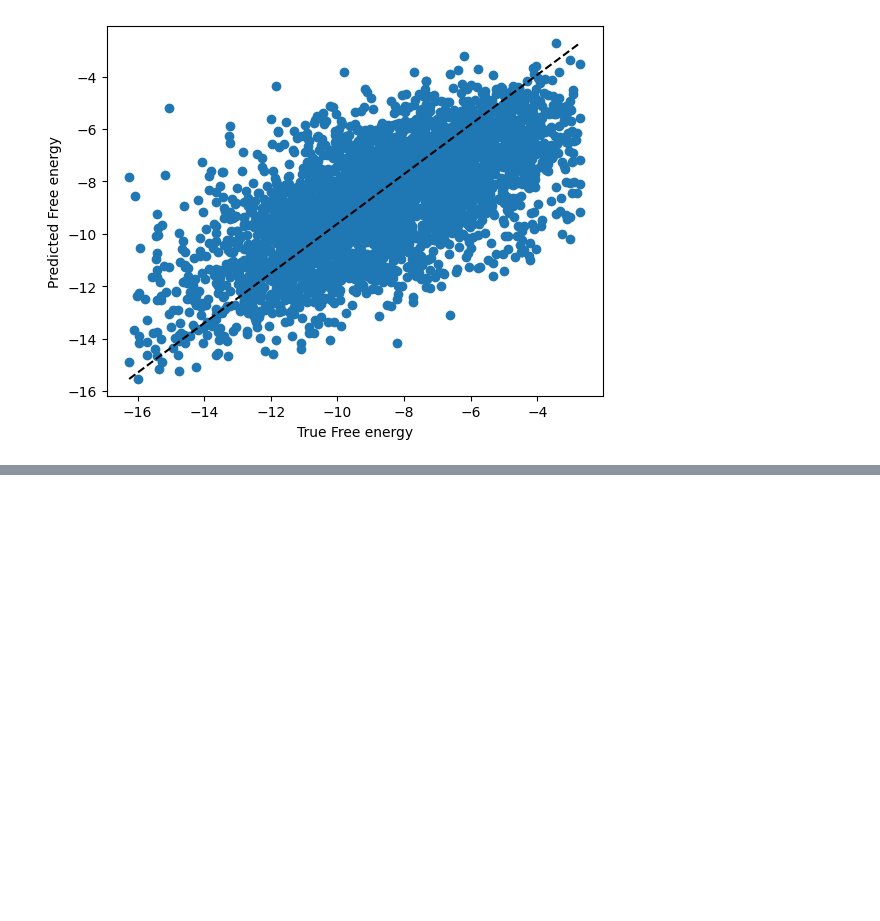
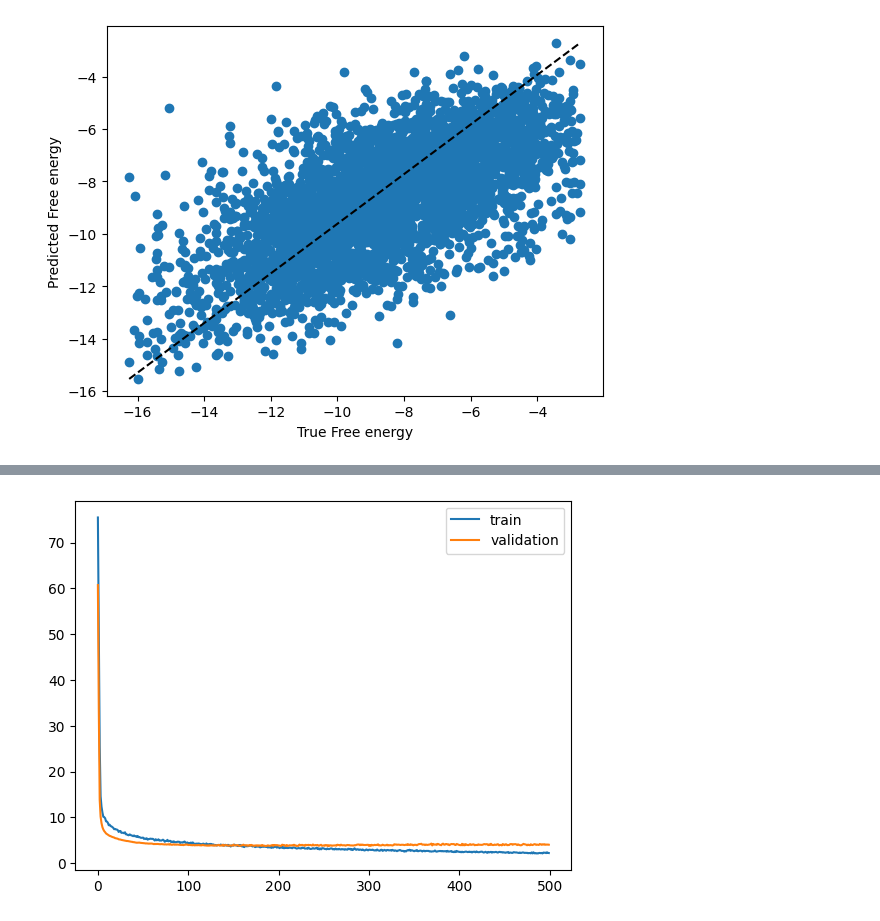
Before and after one commit to francoviscarra/BFE_ML, a Jupyter notebook: feature_calc/physicochemical_features.ipynb, the cells around one changed output, grey strips where cells are left out. Cells and saved outputs as stored; diff of their text form; code cells hidden in the pictures; blank space fills up the shorter version.

```diff
--- a/feature_calc/physicochemical_features.ipynb
+++ b/feature_calc/physicochemical_features.ipynb
@@ -866,0 +887,14 @@ NameError: name 'metrics' is not defined
+# %%
+NN_model = Sequential()
+NN_model.add(Dense(192, input_dim=X_train.shape[1], activation='relu'))
+NN_model.add(Dropout(0.2))
+NN_model.add(Dense(192, activation='relu'))
+NN_model.add(Dropout(0.2))
+NN_model.add(Dense(192, activation='relu'))
+NN_model.add(Dropout(0.2))
+NN_model.add(Dense(1, activation='linear'))
+NN_model.compile(optimizer =Adam(learning_rate=0.0001), loss = 'mse')
+# %%
+callbacks = [ModelCheckpoint(filepath='best_model.keras', monitor='val_loss', save_best_only=True)]
+# %%
+history = NN_model.fit(X_train, y_train, epochs=500, validation_split=0.2, callbacks=callbacks)
@@ -866,0 +919,7 @@ NameError: name 'metrics' is not defined
+# %%
+plt.plot(history.history['loss'], label='train')
+plt.plot(history.history['val_loss'], label='validation')
+print('Best validation loss:', np.min(history.history['val_loss']), np.argmin(history.history['val_loss']))
+plt.legend()
+plt.show()
+# %% [output]
@@ -866,0 +927 @@ NameError: name 'metrics' is not defined
+[figure, added]
```
Also changed, not shown: parts of 23 cells of this notebook.
